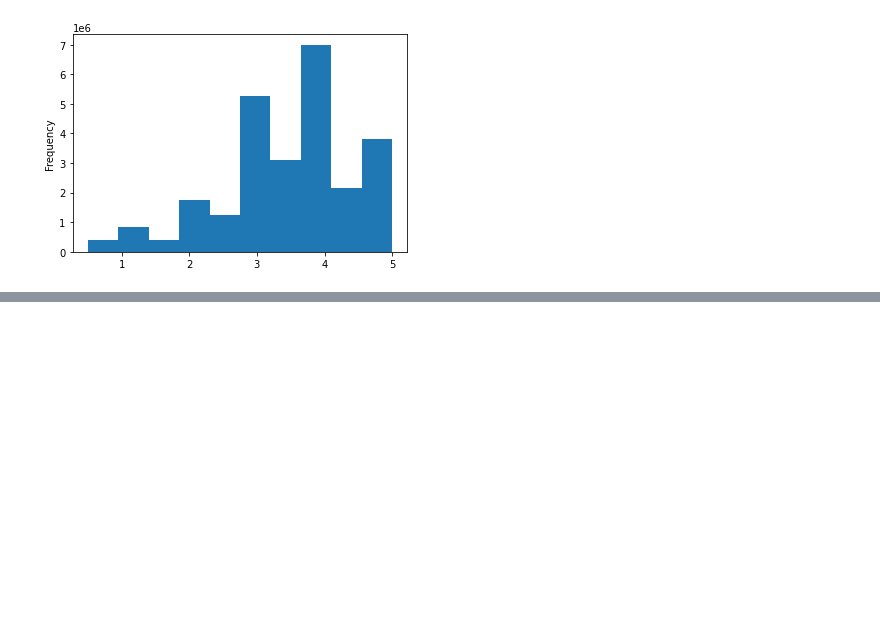
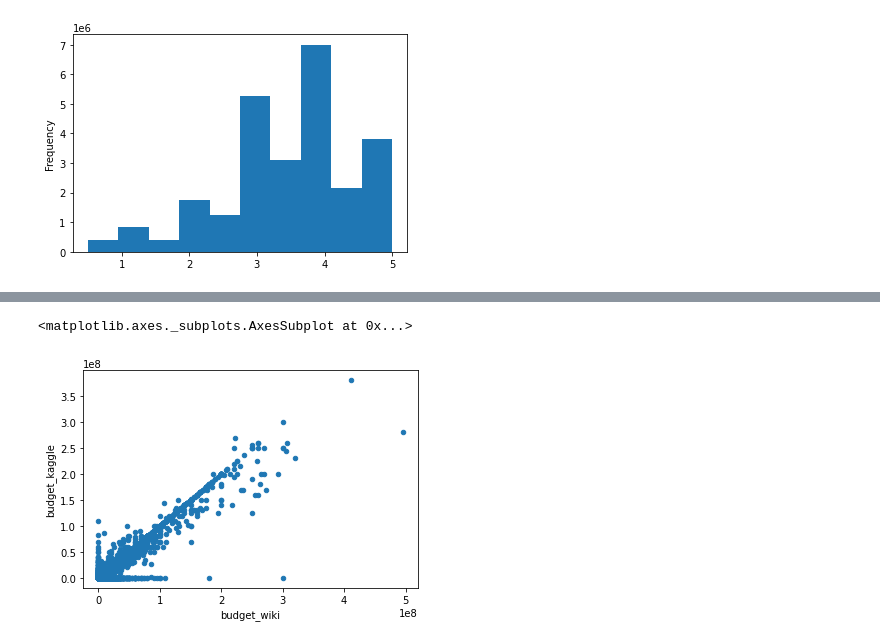
Before and after one commit to amelinn9/movies-ETL, a Jupyter notebook: movies_ETL.ipynb, the cells around one changed output, grey strips where cells are left out. Saved outputs shown, nothing was run; the diff lists cells and outputs as text; code cells hidden in the pictures; blank space fills up the shorter version.

```diff
--- a/movies_ETL.ipynb
+++ b/movies_ETL.ipynb
@@ -880,0 +946,6 @@ Name: rating, dtype: float64
+# %%
+# create scatter plot of budget
+movies_df.fillna(0).plot(x='budget_wiki',y='budget_kaggle', kind='scatter')
+# %% [output]
+<matplotlib.axes._subplots.AxesSubplot at 0x...>
+[figure, added]
```
Also changed, not shown: parts of 30 cells of this notebook.
